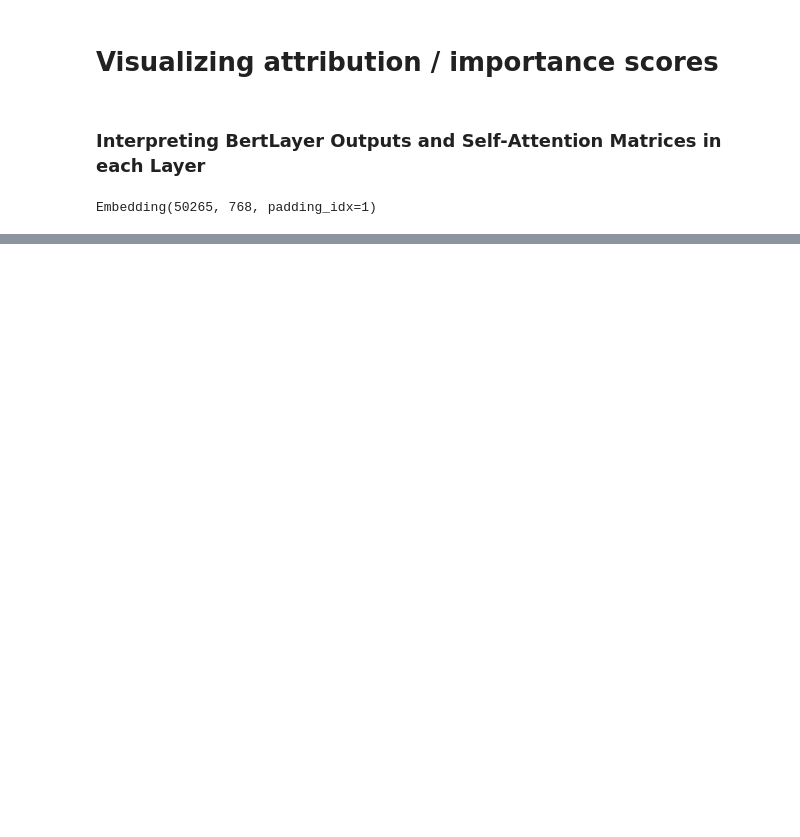
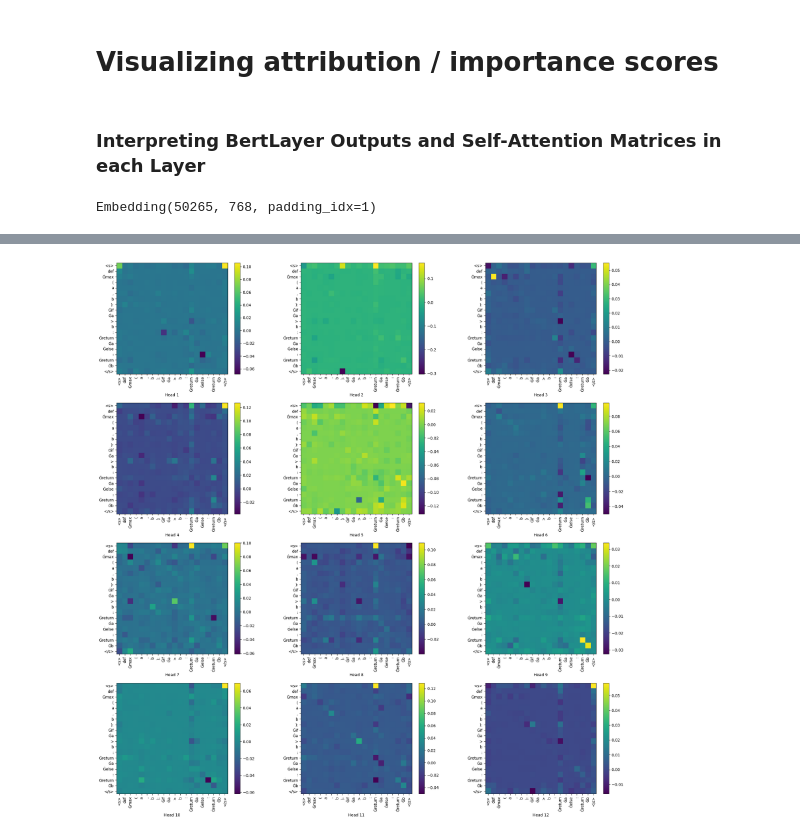
Before and after one commit to Jirigesi/CodeXGLUE, a Jupyter notebook: Code-Code/Defect-detection/code/attentionAnalysis.ipynb, the cells around one changed output, grey strips where cells are left out. Saved outputs shown, nothing was run; the diff lists cells and outputs as text; code cells hidden in the pictures; blank space fills up the shorter version.

```diff
--- a/Code-Code/Defect-detection/code/attentionAnalysis.ipynb
+++ b/Code-Code/Defect-detection/code/attentionAnalysis.ipynb
@@ -370,0 +384,3 @@ tensor([[0.6325],
+# %%
+# layer x batch x head x seq_len x seq_len
+layer_attn_mat_start = torch.stack(layer_attn_mat_start)
@@ -370,0 +400,4 @@ tensor([[0.6325],
+# %%
+visualize_token2token_scores(layer_attn_mat_start[layer].squeeze().cpu().detach().numpy())
+# %% [output]
+[figure, added]
```
Also changed, not shown: parts of 19 cells of this notebook, 5 other files.
